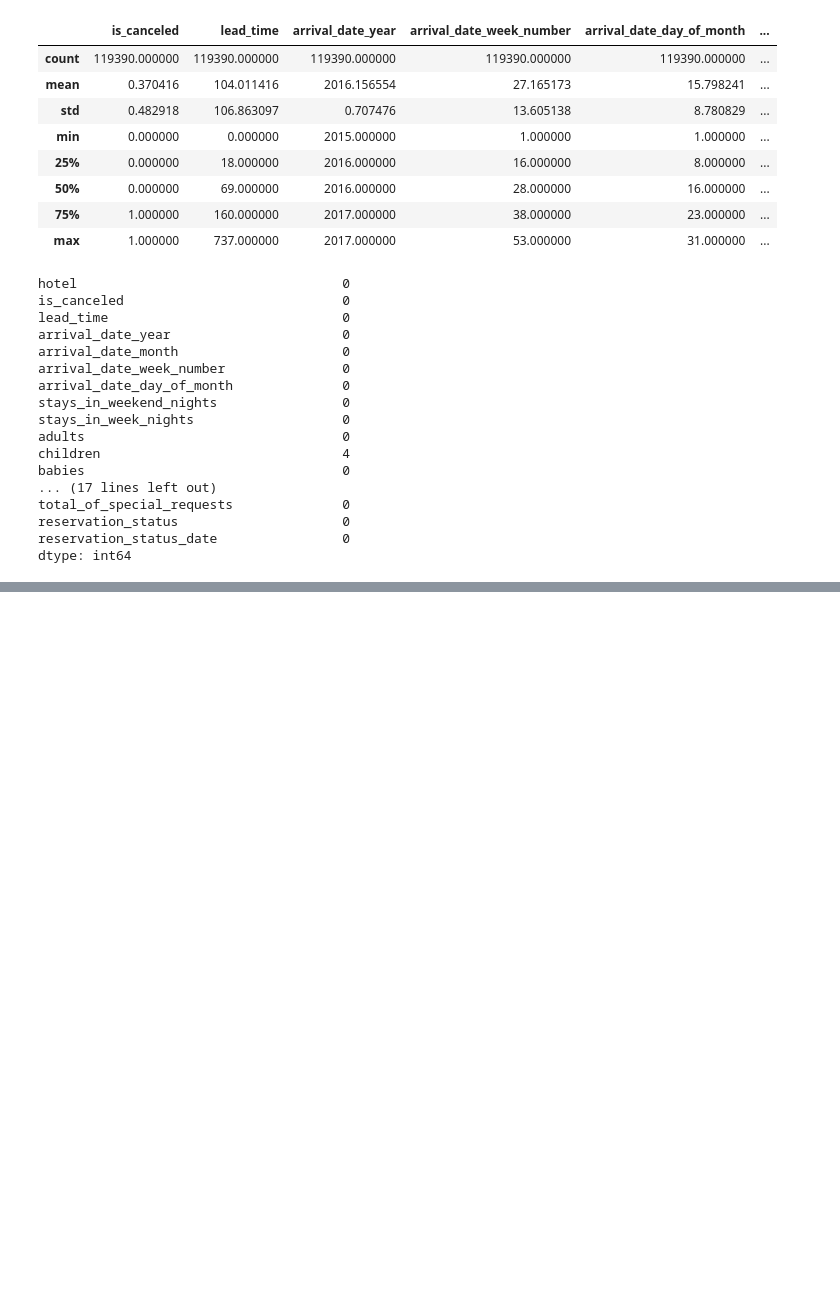
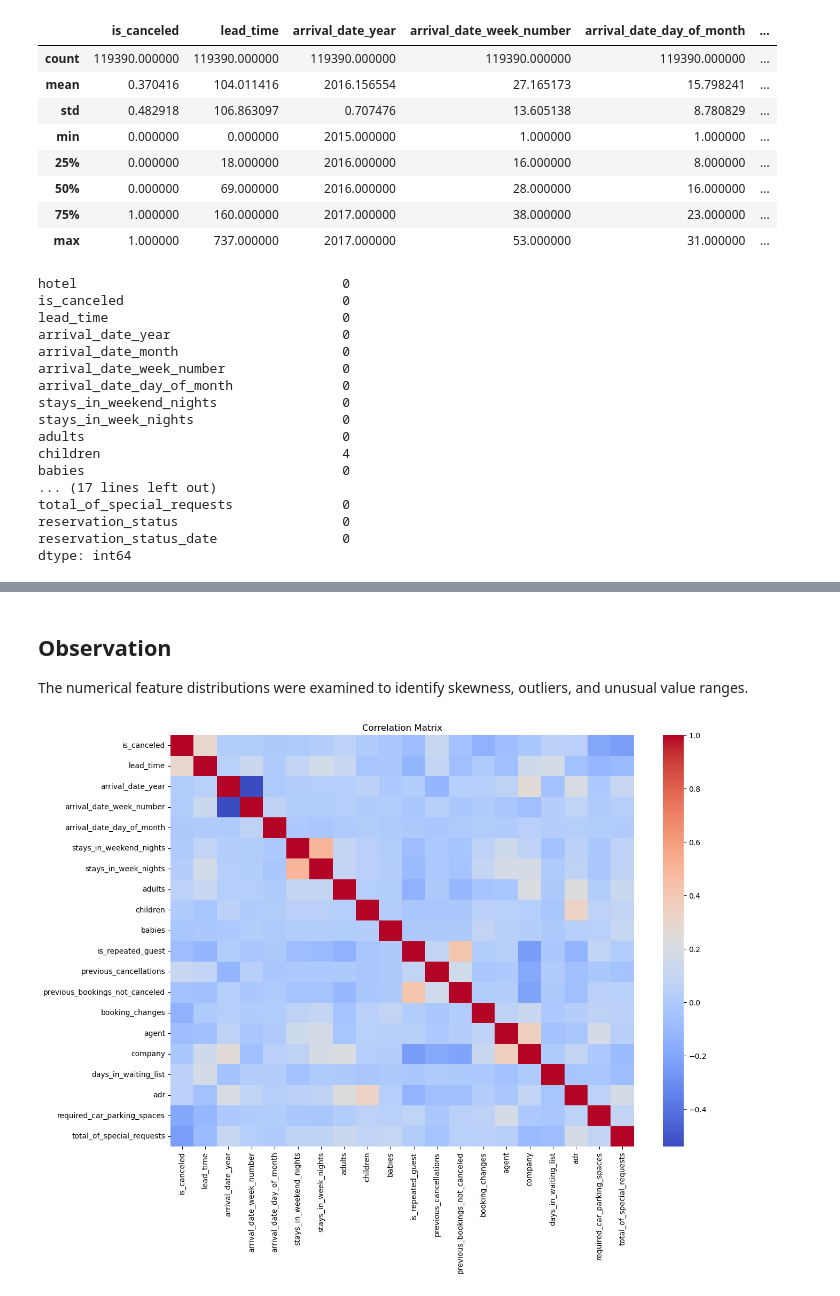
Before and after one commit to venkatjyoshitpotnuru/Hotel-Booking-Cancellation-Using-Ensemble-Learning, a Jupyter notebook: notebooks/Hotel_Booking_Ensemble_Study.ipynb.ipynb, the cells around one changed output, grey strips where cells are left out. Cells and saved outputs as stored; diff of their text form; code cells hidden in the pictures; blank space fills up the shorter version.

```diff
--- a/notebooks/Hotel_Booking_Ensemble_Study.ipynb.ipynb
+++ b/notebooks/Hotel_Booking_Ensemble_Study.ipynb.ipynb
@@ -109,0 +142,16 @@ dtype: int64
+# %% [markdown]
+## Observation
+
+The numerical feature distributions were examined to identify skewness, outliers, and unusual value ranges.
+# %%
+plt.figure(figsize=(14,10))
+
+sns.heatmap(
+    df[numerical_columns].corr(),
+    cmap="coolwarm"
+)
+
+plt.title("Correlation Matrix")
+plt.show()
+# %% [output]
+[figure, added]
```
Also changed, not shown: parts of 9 cells of this notebook.
